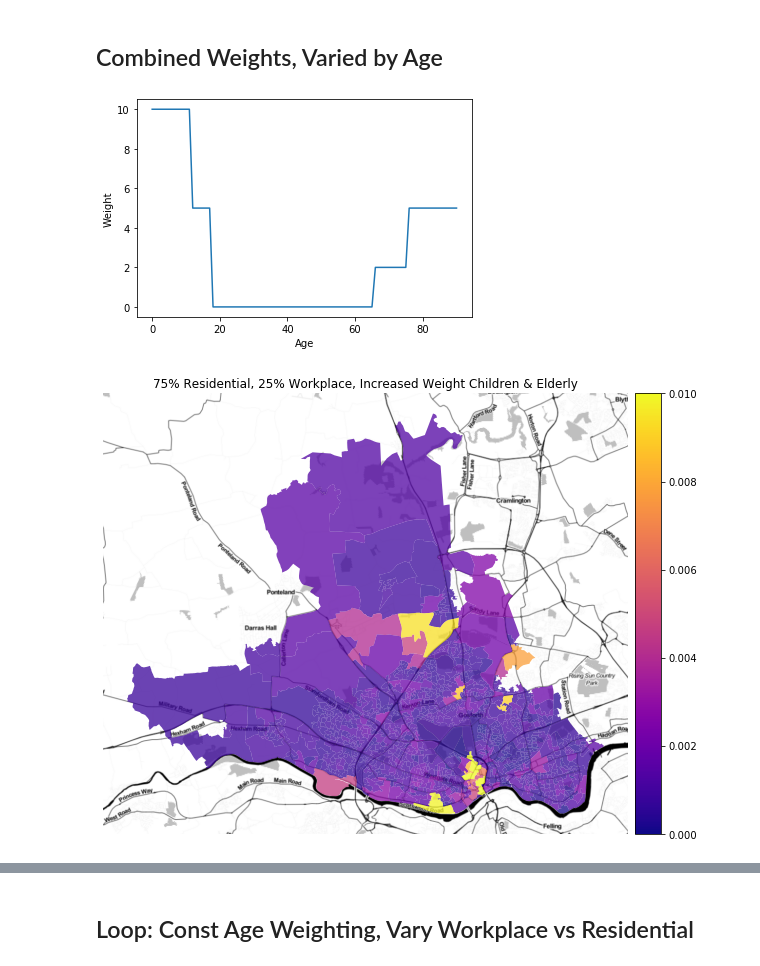
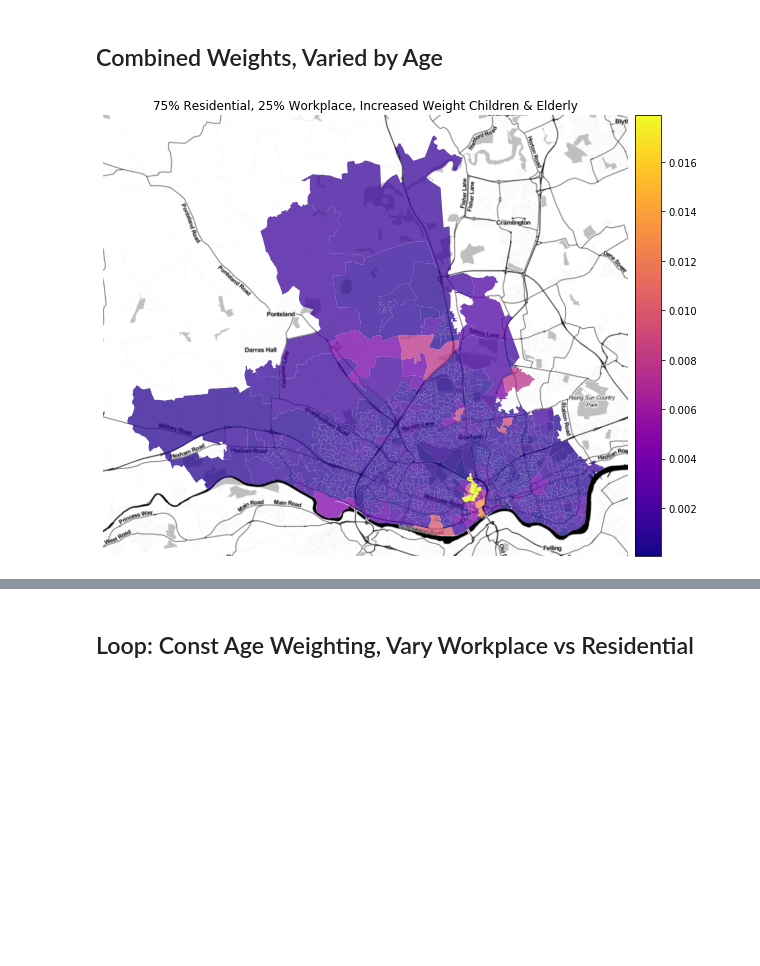
Before and after one commit to alan-turing-institute/spatial-inequality, a Jupyter notebook: notebooks/optimisation_with_weightings.ipynb, the cells around one changed output, grey strips where cells are left out. Saved outputs shown, nothing was run; the diff lists cells and outputs as text; code cells hidden in the pictures; blank space fills up the shorter version.

```diff
--- a/notebooks/optimisation_with_weightings.ipynb
+++ b/notebooks/optimisation_with_weightings.ipynb
@@ -246,35 +269,32 @@ Placing sensor 60 out of 60 ... coverage = 0.53
 # %% [markdown]
 ## Combined Weights, Varied by Age
 # %%
-age_weights = pd.Series(0, index=range(91))
-age_weights[age_weights.index < 18] = 5
-age_weights[age_weights.index < 12] = 10
-age_weights[age_weights.index > 65] = 2
-age_weights[age_weights.index > 75] = 5
-
-plt.plot(age_weights)
-plt.xlabel("Age")
-plt.ylabel("Weight")
-
 population_weight = 0.75
 workplace_weight = 0.25
+pop_age_groups = {
+    "pop_total": {"min": 0, "max": 90, "weight": 1},
+    "pop_children": {"min": 0, "max": 16, "weight": 3},
+    "pop_elderly": {"min": 70, "max": 90, "weight": 2},
+}
 
-weights = calc_oa_weights(age_weights=age_weights,
-                          population_weight=population_weight,
-                          workplace_weight=workplace_weight)
+weights = calc_oa_weights(
+    population_weight=population_weight,
+    workplace_weight=workplace_weight,
+    pop_age_groups=pop_age_groups,
+    combine=True,
+)
 
 if save:
     save_path = NB_DIR+"/../data/img/mixed_weights.png"
 else:
     save_path = None
 
 
 plot_oa_weights(weights, title="75% Residential, 25% Workplace, Increased Weight Children & Elderly",
                 vmin=vmin, vmax=vmax,
                 save_path=save_path)
 # %% [output]
-[figure, old version]
+[figure, new version]
-[figure, removed]
 # %%
 result = optimise(n_sensors=n_sensors,
                   theta=theta,
```
Also changed, not shown: parts of 13 cells of this notebook, 2 other files.
